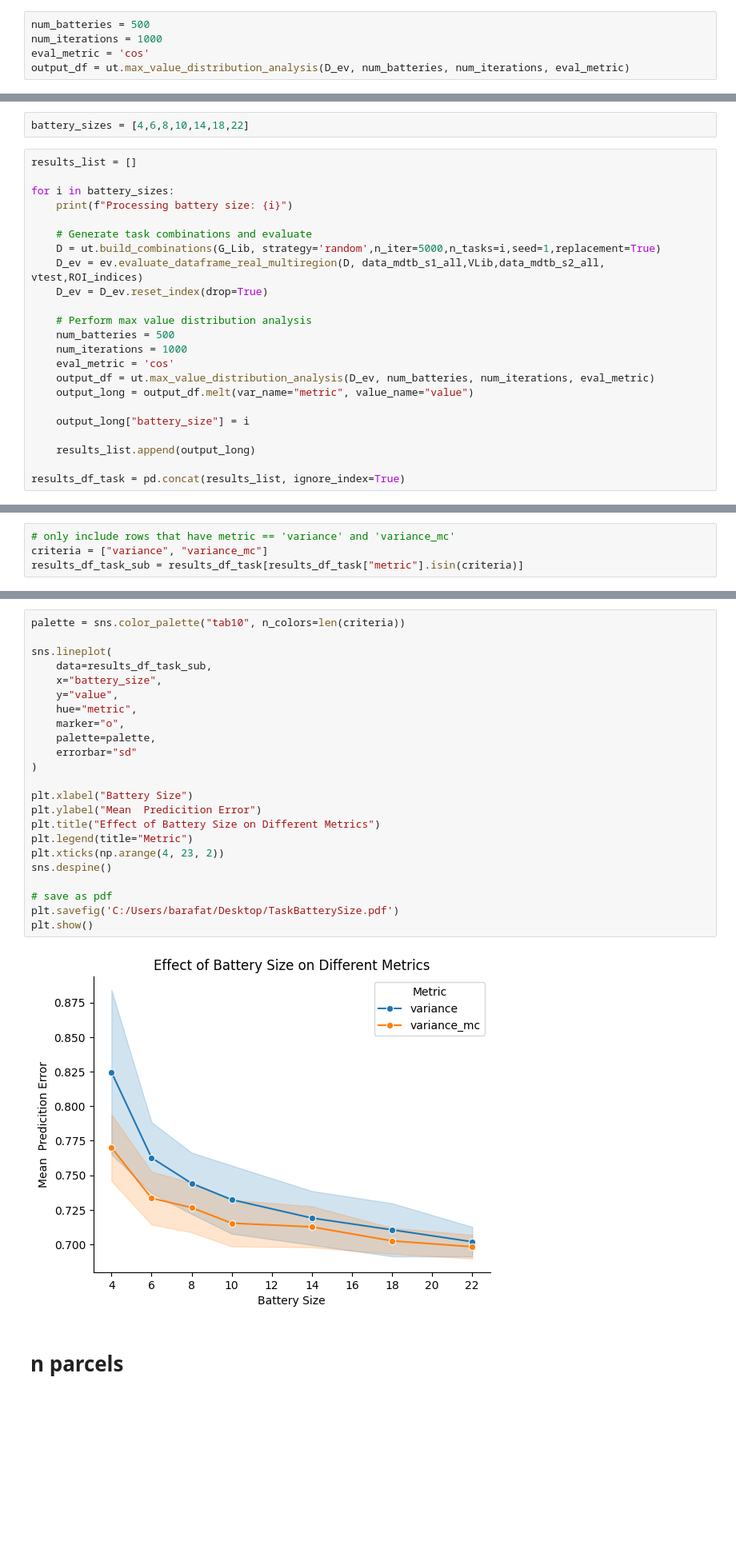
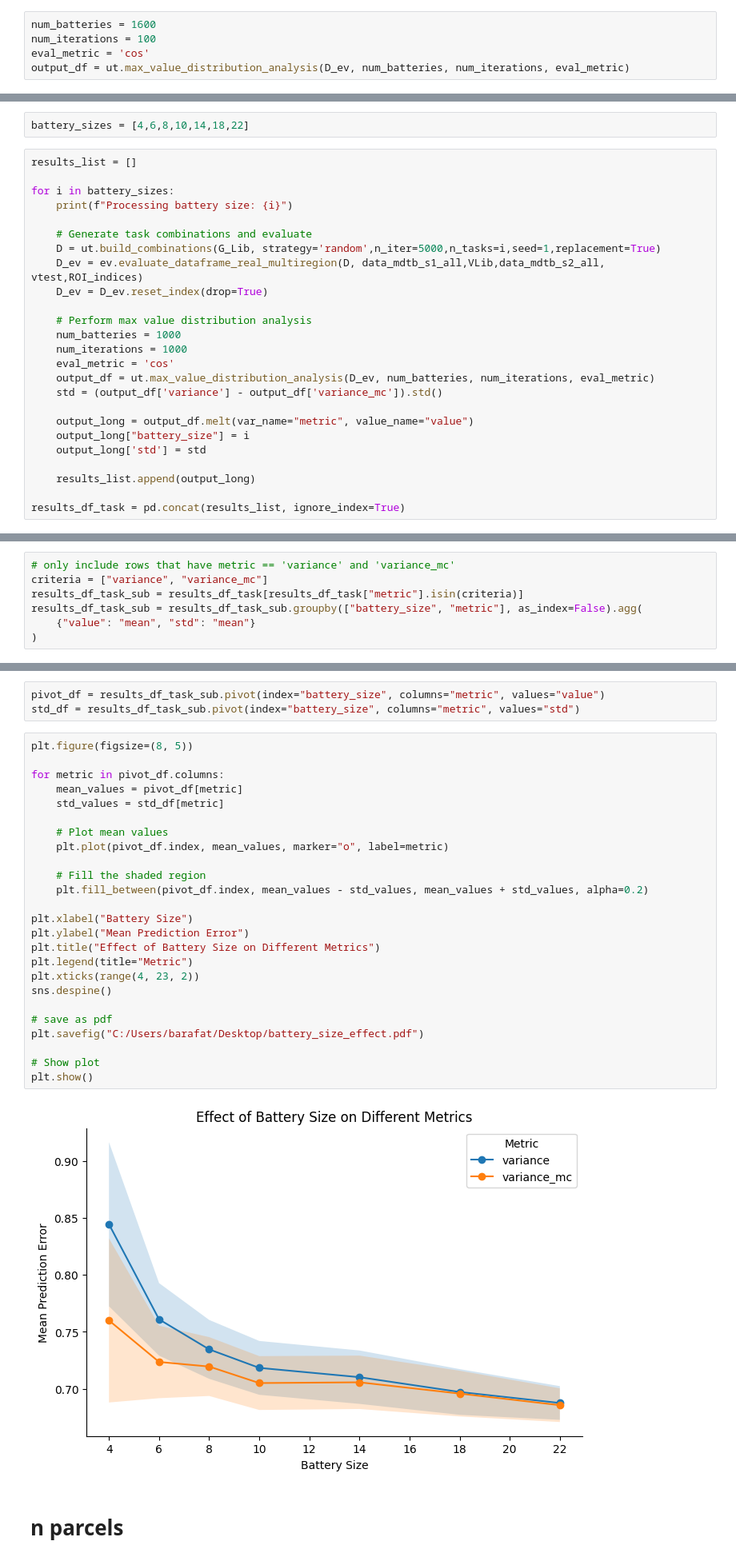
Before and after one commit to DiedrichsenLab/OptimalBattery, a Jupyter notebook: notebooks/7.real_eval_multi_cereb.ipynb, the cells around one changed output, grey strips where cells are left out. Shown: that part at 80% size. Cells and saved outputs as stored; diff of their text form; blank space fills up the shorter version.

```diff
--- a/notebooks/7.real_eval_multi_cereb.ipynb
+++ b/notebooks/7.real_eval_multi_cereb.ipynb
@@ -155,5 +141,5 @@ Processing combination: 4990
 # %%
-num_batteries = 500
-num_iterations = 1000
+num_batteries = 1600
+num_iterations = 100
 eval_metric = 'cos'
 output_df = ut.max_value_distribution_analysis(D_ev, num_batteries, num_iterations, eval_metric)
@@ -189,13 +186,15 @@ for i in battery_sizes:
     D_ev = D_ev.reset_index(drop=True)
 
     # Perform max value distribution analysis
-    num_batteries = 500
+    num_batteries = 1000
     num_iterations = 1000
     eval_metric = 'cos'
     output_df = ut.max_value_distribution_analysis(D_ev, num_batteries, num_iterations, eval_metric)
+    std = (output_df['variance'] - output_df['variance_mc']).std()
+
     output_long = output_df.melt(var_name="metric", value_name="value")
-
     output_long["battery_size"] = i
+    output_long['std'] = std
 
     results_list.append(output_long)
 
@@ -225,3 +237,6 @@ Processing combination: 4990
 # only include rows that have metric == 'variance' and 'variance_mc'
 criteria = ["variance", "variance_mc"]
 results_df_task_sub = results_df_task[results_df_task["metric"].isin(criteria)]
+results_df_task_sub = results_df_task_sub.groupby(["battery_size", "metric"], as_index=False).agg(
+    {"value": "mean", "std": "mean"}
+)
@@ -228,28 +261,33 @@ results_df_task_sub = results_df_task[results_df_task["metric"].isin(criteria)]
+# %%
+pivot_df = results_df_task_sub.pivot(index="battery_size", columns="metric", values="value")
+std_df = results_df_task_sub.pivot(index="battery_size", columns="metric", values="std")
 # %%
-palette = sns.color_palette("tab10", n_colors=len(criteria))
+plt.figure(figsize=(8, 5))
 
-sns.lineplot(
-    data=results_df_task_sub,
-    x="battery_size",
-    y="value",
-    hue="metric",
-    marker="o",
-    palette=palette,
-    errorbar="sd"
-)
+for metric in pivot_df.columns:
+    mean_values = pivot_df[metric]
+    std_values = std_df[metric]
+
+    # Plot mean values
+    plt.plot(pivot_df.index, mean_values, marker="o", label=metric)
+
+    # Fill the shaded region
+    plt.fill_between(pivot_df.index, mean_values - std_values, mean_values + std_values, alpha=0.2)
 
 plt.xlabel("Battery Size")
-plt.ylabel("Mean  Predicition Error")
+plt.ylabel("Mean Prediction Error")
 plt.title("Effect of Battery Size on Different Metrics")
 plt.legend(title="Metric")
-plt.xticks(np.arange(4, 23, 2))
+plt.xticks(range(4, 23, 2))
 sns.despine()
 
 # save as pdf
-plt.savefig('C:/Users/barafat/Desktop/TaskBatterySize.pdf')
+plt.savefig("C:/Users/barafat/Desktop/battery_size_effect.pdf")
+
+# Show plot
 plt.show()
 # %% [output]
-[figure, old version]
+[figure, new version]
 # %% [markdown]
 # n parcels
 # %%
```
Also changed, not shown: parts of 14 cells of this notebook, 5 other files.
